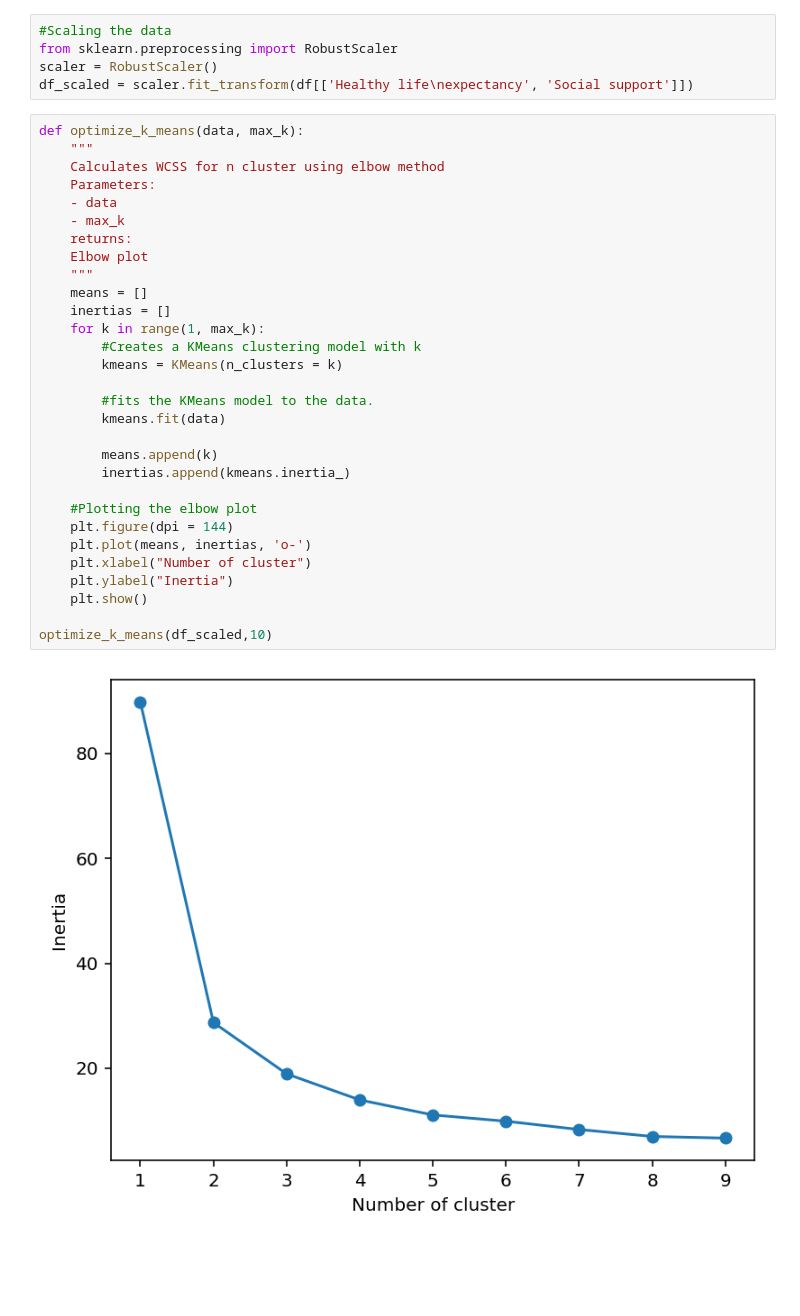
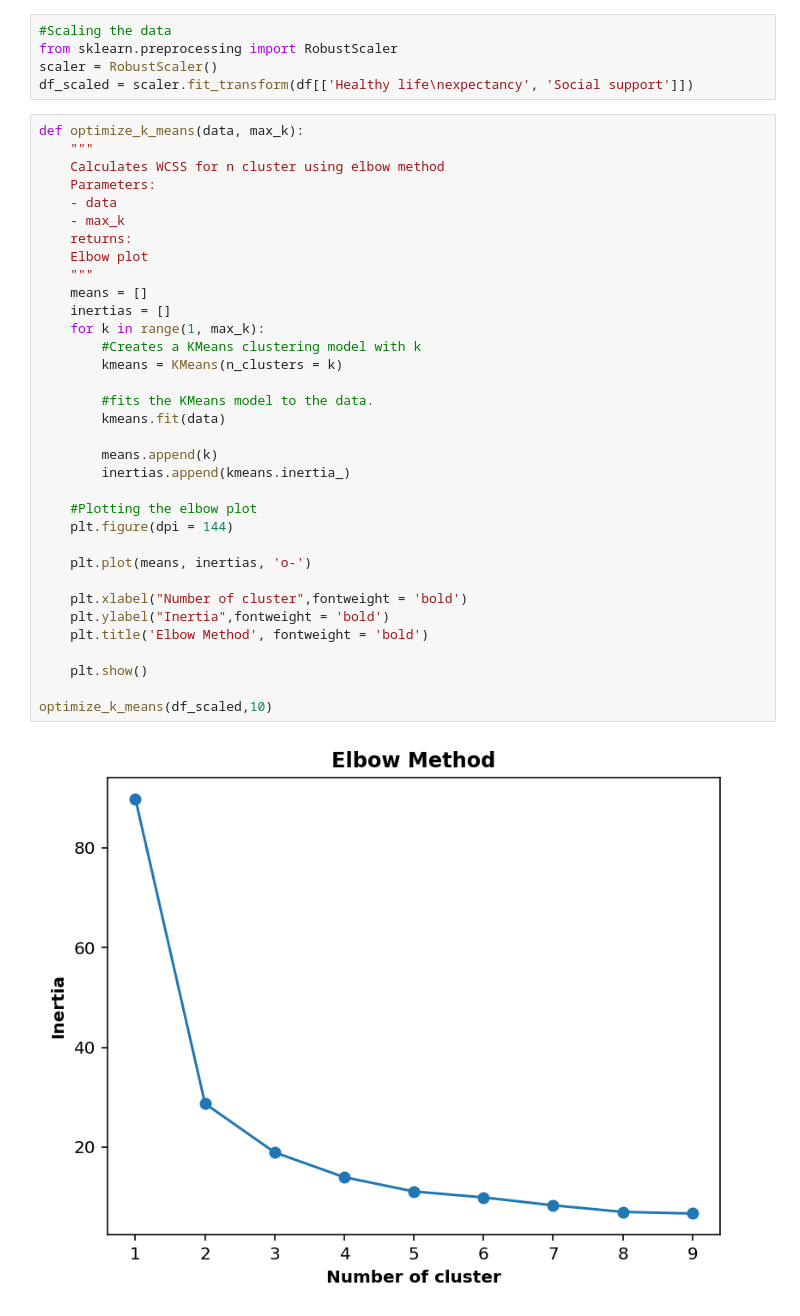
Before and after one commit to Anagha235/Clustering-and-Fitting, a Jupyter notebook: Clustering and Fitting.ipynb, the cells around one changed output. Drawn from its saved outputs; the diff is of its cells as text; blank space fills up the shorter version.

```diff
--- a/Clustering and Fitting.ipynb
+++ b/Clustering and Fitting.ipynb
@@ -197,35 +197,39 @@ df_scaled = scaler.fit_transform(df[['Healthy life\nexpectancy', 'Social support
 # %%
 def optimize_k_means(data, max_k):
     """
     Calculates WCSS for n cluster using elbow method
     Parameters:
     - data
     - max_k
     returns:
     Elbow plot
     """
     means = []
     inertias = []
     for k in range(1, max_k):
         #Creates a KMeans clustering model with k
         kmeans = KMeans(n_clusters = k)
 
         #fits the KMeans model to the data.
         kmeans.fit(data)
 
         means.append(k)
         inertias.append(kmeans.inertia_)
 
     #Plotting the elbow plot
     plt.figure(dpi = 144)
+
     plt.plot(means, inertias, 'o-')
-    plt.xlabel("Number of cluster")
-    plt.ylabel("Inertia")
+
+    plt.xlabel("Number of cluster",fontweight = 'bold')
+    plt.ylabel("Inertia",fontweight = 'bold')
+    plt.title('Elbow Method', fontweight = 'bold')
+
     plt.show()
 
 optimize_k_means(df_scaled,10)
 # %% [output]
-[figure, old version]
+[figure, new version]
 # %%
 def plot_kmeans_clusters(labels, centers,df_inverse,predicted_data,predicted_labels):
     """
```
Also changed, not shown: parts of 4 cells of this notebook.
